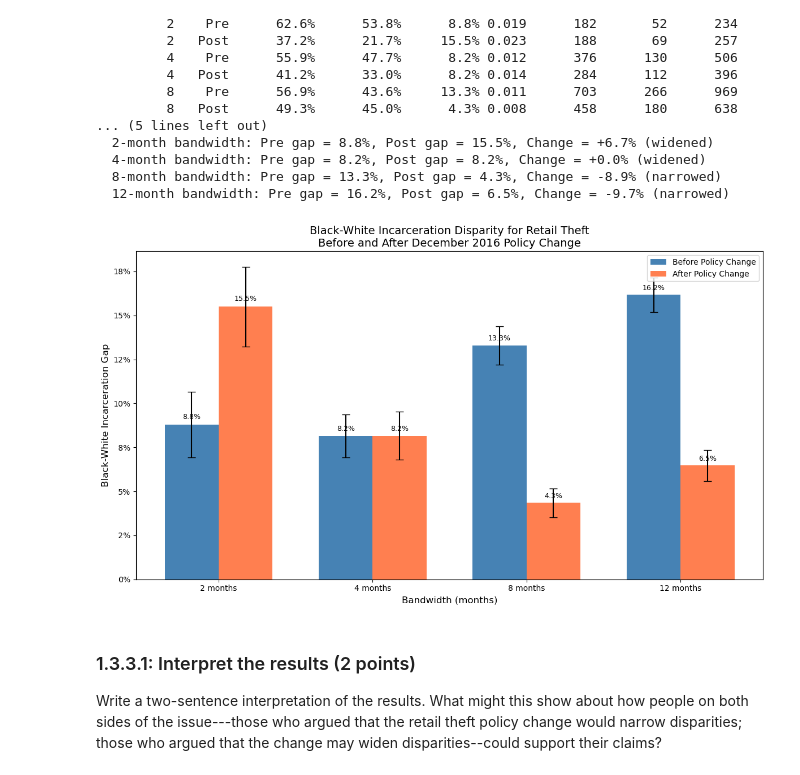
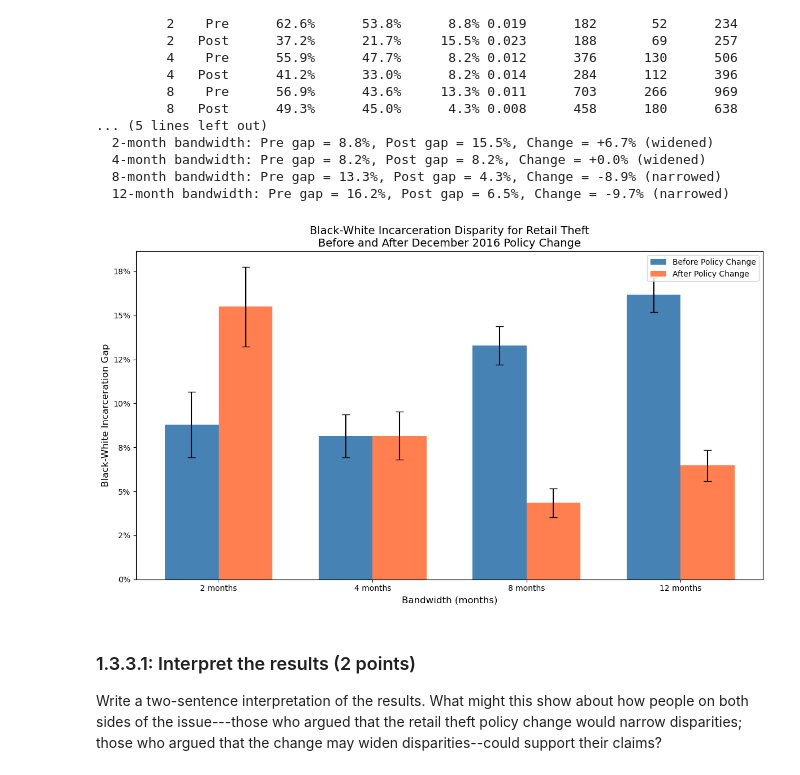
Before and after one commit to jchou27/qss20, a Jupyter notebook: problemsets/pset2/pset2_F006VHC.ipynb, the cells around one changed output. Saved outputs shown, nothing was run; the diff lists cells and outputs as text; code cells hidden in the pictures.

Commit message:
removed graphic text

```diff
--- a/problemsets/pset2/pset2_F006VHC.ipynb
+++ b/problemsets/pset2/pset2_F006VHC.ipynb
@@ -647,51 +647,34 @@ for bw in bandwidths_list:
     post_row = results_df[(results_df["Bandwidth"] == bw) & (results_df["Period"] == "Post")]
     pre_gaps.append(pre_row["Gap (B-W)"].values[0])
     post_gaps.append(post_row["Gap (B-W)"].values[0])
     pre_ses.append(pre_row["SE"].values[0])
     post_ses.append(post_row["SE"].values[0])
 
 # Create bars with error bars
 bars1 = ax.bar(x - width/2, pre_gaps, width, label="Before Policy Change",
                color="steelblue", yerr=pre_ses, capsize=5, error_kw={"linewidth": 1.5})
 bars2 = ax.bar(x + width/2, post_gaps, width, label="After Policy Change",
                color="coral", yerr=post_ses, capsize=5, error_kw={"linewidth": 1.5})
 
 # Customize the chart
 ax.set_xlabel("Bandwidth (months)", fontsize=12)
 ax.set_ylabel("Black-White Incarceration Gap", fontsize=12)
 ax.set_title("Black-White Incarceration Disparity for Retail Theft\nBefore and After December 2016 Policy Change",
              fontsize=14)
 ax.set_xticks(x)
 ax.set_xticklabels([f"{bw} months" for bw in bandwidths_list])
 ax.legend(loc="upper right")
 
 # Add a horizontal line at y=0 for reference
 ax.axhline(y=0, color="black", linestyle="-", linewidth=0.5)
 
 # Format y-axis as percentage
 ax.yaxis.set_major_formatter(plt.FuncFormatter(lambda y, _: f"{y:.0%}"))
 
-# Add value labels on bars
-for bar, gap, se in zip(bars1, pre_gaps, pre_ses):
-    height = bar.get_height()
-    ax.annotate(f"{gap:.1%}",
-                xy=(bar.get_x() + bar.get_width() / 2, height),
-                xytext=(0, 3 + (se * 100)),
-                textcoords="offset points",
-                ha="center", va="bottom", fontsize=9)
-
-for bar, gap, se in zip(bars2, post_gaps, post_ses):
-    height = bar.get_height()
-    ax.annotate(f"{gap:.1%}",
-                xy=(bar.get_x() + bar.get_width() / 2, height),
-                xytext=(0, 3 + (se * 100)),
-                textcoords="offset points",
-                ha="center", va="bottom", fontsize=9)
-
 plt.tight_layout()
 plt.show()
 # %% [output]
-[figure, old version]
+[figure, new version]
 # %% [markdown]
 ### 1.3.3.1: Interpret the results (2 points)
 
```
